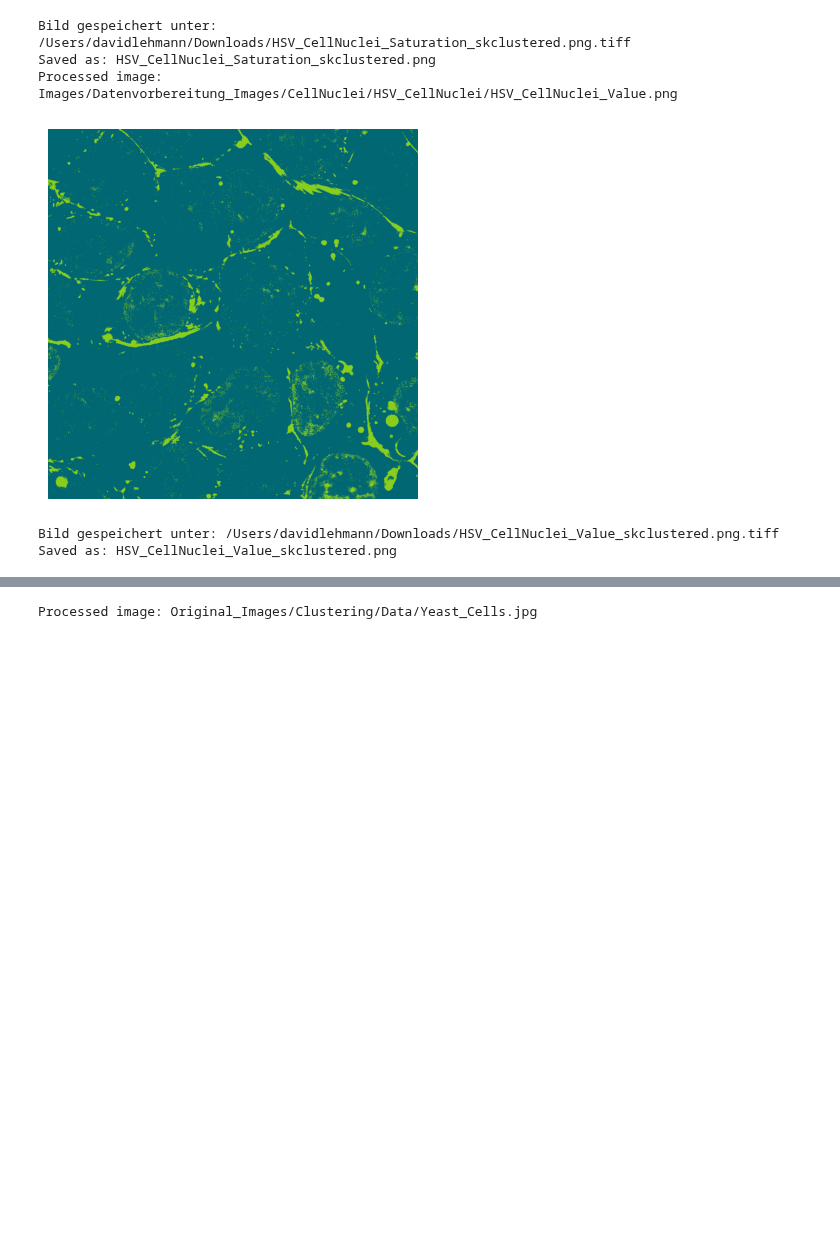
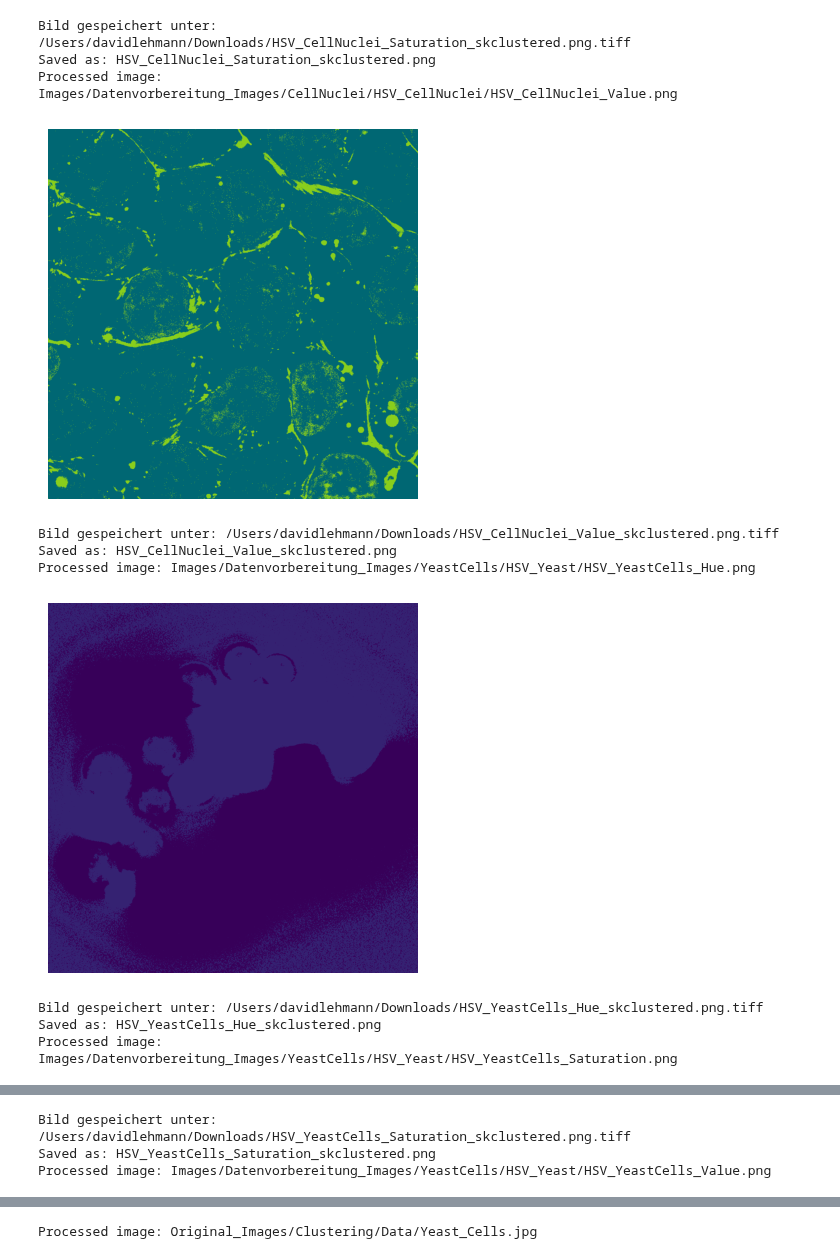
Before and after one commit to BiomedicalImageAnalysis2025/topic01_team04, a Jupyter notebook: Code/sklearn_clustering.ipynb, the cells around one changed output, grey strips where cells are left out. Drawn from its saved outputs; the diff is of its cells as text; code cells hidden in the pictures; blank space fills up the shorter version.

```diff
--- a/Code/sklearn_clustering.ipynb
+++ b/Code/sklearn_clustering.ipynb
@@ -10,6 +10,10 @@ image_paths = [
     'Images/Datenvorbereitung_Images/CellNuclei/HSV_CellNuclei/HSV_CellNuclei_Hue.png',
     'Images/Datenvorbereitung_Images/CellNuclei/HSV_CellNuclei/HSV_CellNuclei_Saturation.png',
     'Images/Datenvorbereitung_Images/CellNuclei/HSV_CellNuclei/HSV_CellNuclei_Value.png',
+    'Images/Datenvorbereitung_Images/YeastCells/HSV_Yeast/HSV_YeastCells_Hue.png',
+    'Images/Datenvorbereitung_Images/YeastCells/HSV_Yeast/HSV_YeastCells_Saturation.png',
+    'Images/Datenvorbereitung_Images/YeastCells/HSV_Yeast/HSV_YeastCells_Value.png',
+    'Images/Datenvorbereitung_Images/YeastCells/HSV_Yeast/HSV_YeastCells.png'
     #  + more images can be added here
 ]
 
@@ -22,30 +26,35 @@ for img_path in image_paths:
 
     #Standardization for display for visualization
     #Scales the values in the image so that they lie between 0 and 1 (for clean display with imshow)
     img_norm = (clustertes_bild - clustertes_bild.min()) / (clustertes_bild.max() - clustertes_bild.min())
     plt.imshow(img_norm, cmap='hsv')
     plt.axis('off')
     plt.show()
 
     #File name for saving: e.g. original name + “_skclustered.png”
     import os
     base_name = os.path.splitext(os.path.basename(img_path))[0]
     save_name = f"{base_name}_skclustered.png"
 
     # For storage: scale to uint8
     clustered_uint8 = (clustertes_bild * 255).astype('uint8')
     save_image(clustered_uint8, save_name)
     print(f"Saved as: {save_name}")
 # %% [output]
 Processed image: Images/Datenvorbereitung_Images/CellNuclei/HSV_CellNuclei/HSV_CellNuclei_Hue.png
 [figure]
 Bild gespeichert unter: /Users/davidlehmann/Downloads/HSV_CellNuclei_Hue_skclustered.png.tiff
 Saved as: HSV_CellNuclei_Hue_skclustered.png
 Processed image: Images/Datenvorbereitung_Images/CellNuclei/HSV_CellNuclei/HSV_CellNuclei_Saturation.png
 [figure]
 Bild gespeichert unter: /Users/davidlehmann/Downloads/HSV_CellNuclei_Saturation_skclustered.png.tiff
 Saved as: HSV_CellNuclei_Saturation_skclustered.png
 Processed image: Images/Datenvorbereitung_Images/CellNuclei/HSV_CellNuclei/HSV_CellNuclei_Value.png
 [figure]
 Bild gespeichert unter: /Users/davidlehmann/Downloads/HSV_CellNuclei_Value_skclustered.png.tiff
 Saved as: HSV_CellNuclei_Value_skclustered.png
+Processed image: Images/Datenvorbereitung_Images/YeastCells/HSV_Yeast/HSV_YeastCells_Hue.png
+[figure, added]
+Bild gespeichert unter: /Users/davidlehmann/Downloads/HSV_YeastCells_Hue_skclustered.png.tiff
+Saved as: HSV_YeastCells_Hue_skclustered.png
+Processed image: Images/Datenvorbereitung_Images/YeastCells/HSV_Yeast/HSV_YeastCells_Saturation.png
@@ -51,0 +62,3 @@ Saved as: HSV_CellNuclei_Value_skclustered.png
+Bild gespeichert unter: /Users/davidlehmann/Downloads/HSV_YeastCells_Saturation_skclustered.png.tiff
+Saved as: HSV_YeastCells_Saturation_skclustered.png
+Processed image: Images/Datenvorbereitung_Images/YeastCells/HSV_Yeast/HSV_YeastCells_Value.png
```
Also changed, not shown: parts of 5 cells of this notebook, 1 other file.
